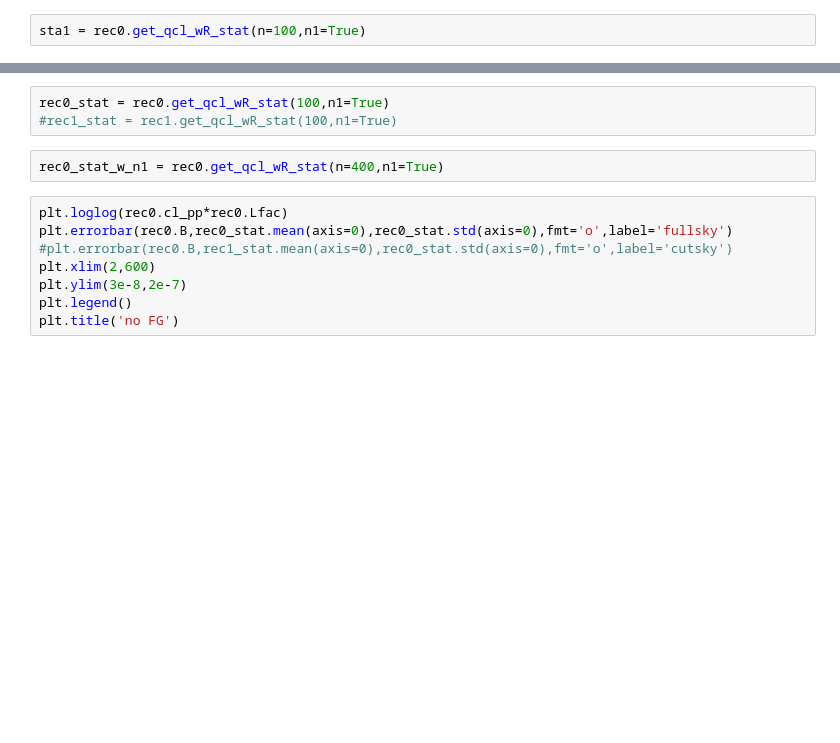
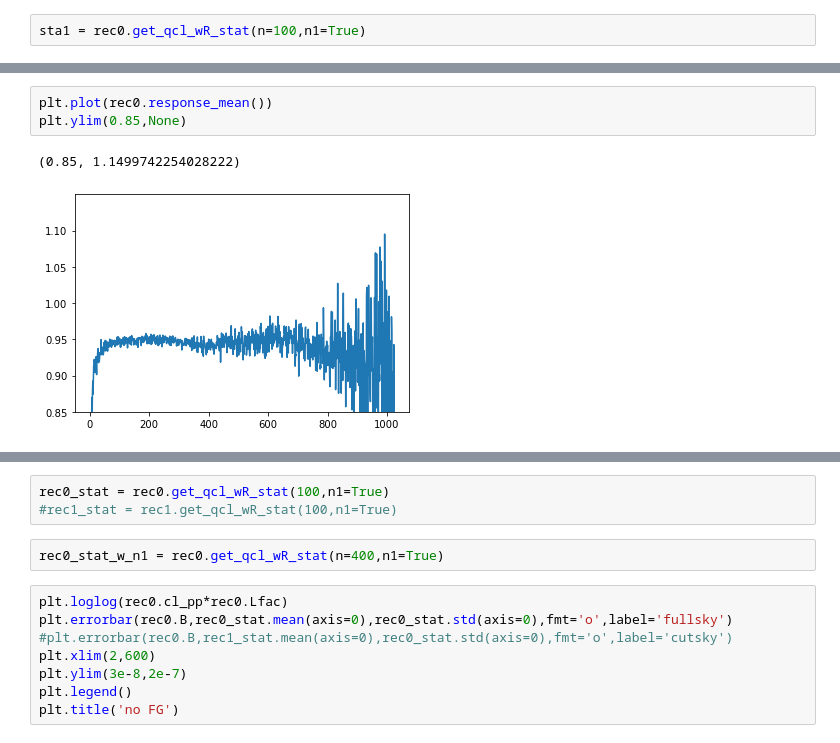
Before and after one commit to antolonappan/dell, a Jupyter notebook: Notebooks/response.ipynb, the cells around one changed output, grey strips where cells are left out. Drawn from its saved outputs; the diff is of its cells as text; blank space fills up the shorter version.

```diff
--- a/Notebooks/response.ipynb
+++ b/Notebooks/response.ipynb
@@ -56,3 +85,9 @@ plt.xlim(10,1000)
+# %%
+plt.plot(rec0.response_mean())
+plt.ylim(0.85,None)
+# %% [output]
+(0.85, 1.1499742254028222)
+[figure, added]
 # %%
 rec0.SNR_phi()
 # %% [output]
```
Also changed, not shown: parts of 5 cells of this notebook, 3 other files.
